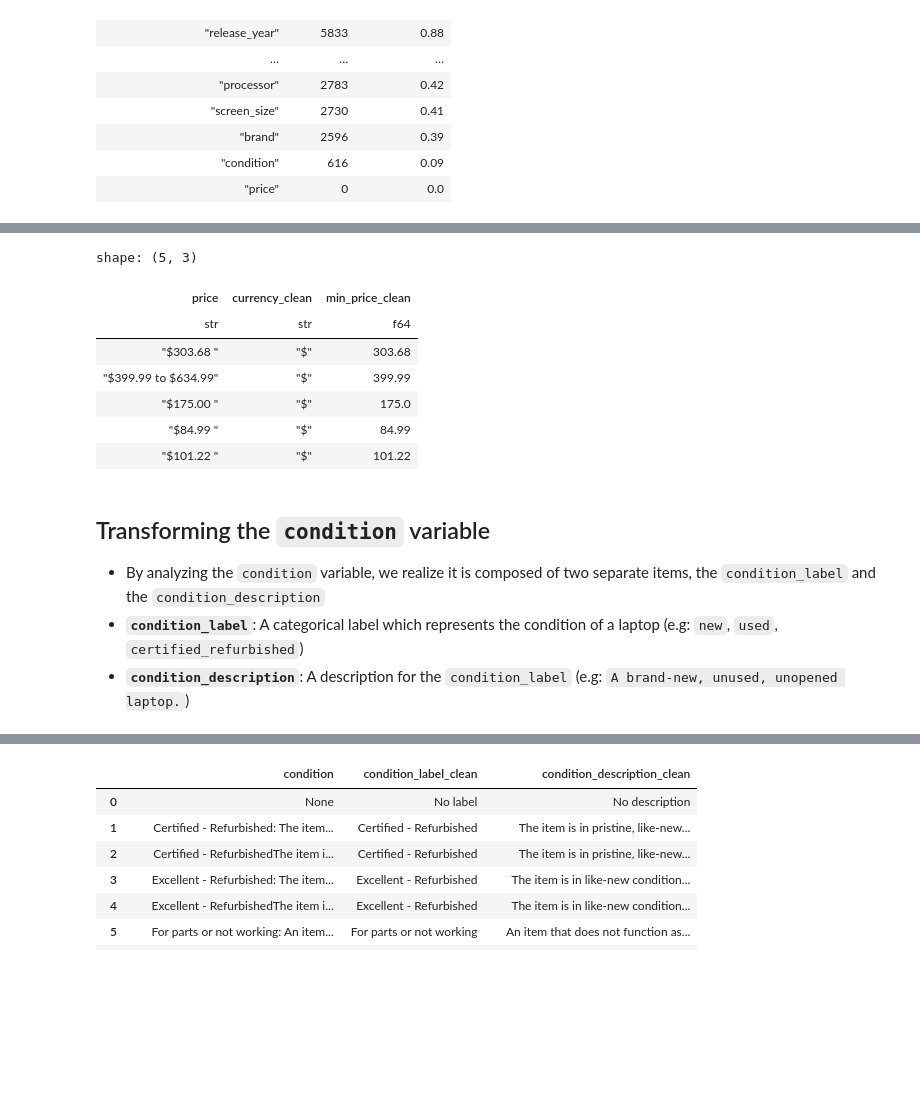
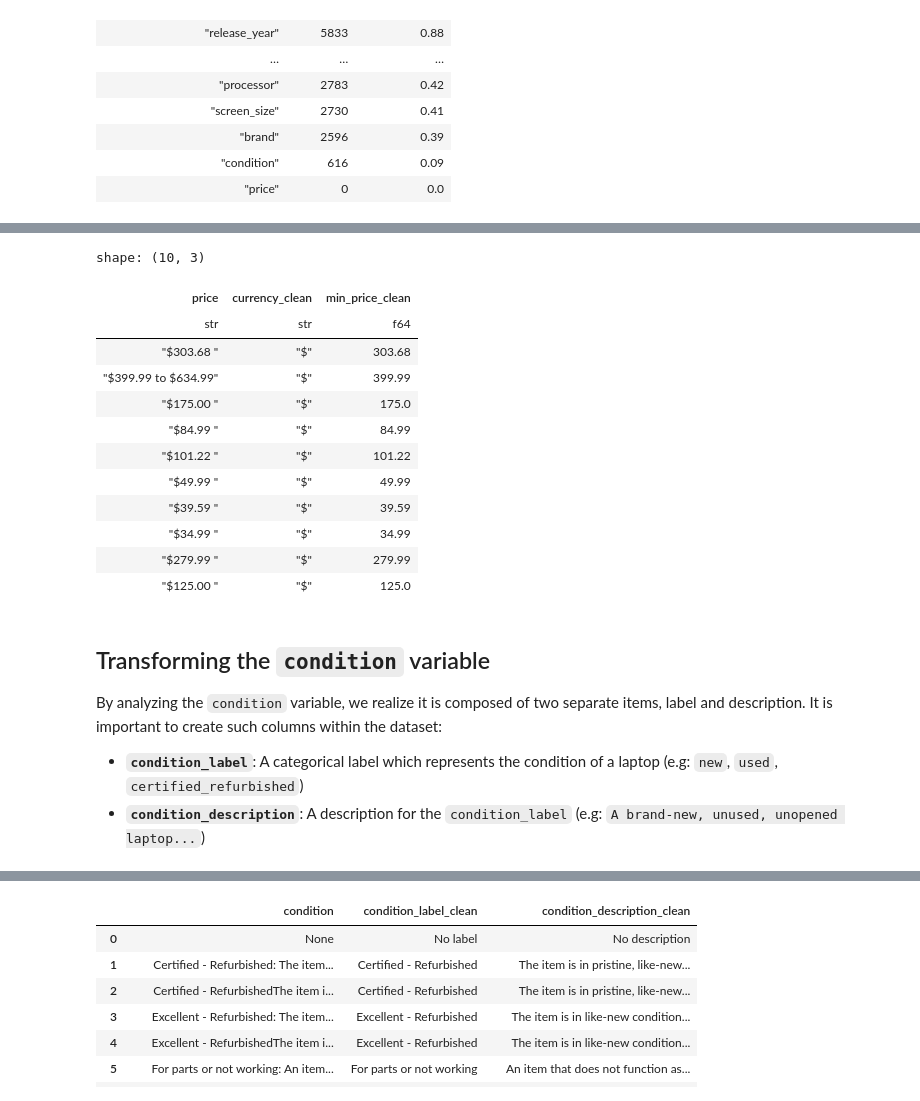
Before and after one commit to jxareas/laptop-price-catboost, a Jupyter notebook: notebooks/laptop_data_cleansing.ipynb, the cells around one changed output, grey strips where cells are left out. Saved outputs shown, nothing was run; the diff lists cells and outputs as text; code cells hidden in the pictures; blank space fills up the shorter version.

Commit message:
Add code comments and observations to cleaning process

```diff
--- a/notebooks/laptop_data_cleansing.ipynb
+++ b/notebooks/laptop_data_cleansing.ipynb
@@ -159,4 +185,5 @@ df = df.with_columns(
 # %%
+# Identify the top 5 most frequent brands in the dataset.
 top_brands = df.filter(pl.col('brand_clean').ne('unknown')) \
     .group_by('brand_clean') \
     .agg(pl.len().alias('count')) \
@@ -165,21 +192,41 @@ top_brands = df.filter(pl.col('brand_clean').ne('unknown')) \
     .select('brand_clean') \
     .to_series()
 
-
+# Create a regex pattern to match brand names followed by an underscore (_).
 is_a_top_brand_string_pattern = "|".join(re.escape(color) for color in top_brands + '_')
 
-def return_actual_brand_from_string(string, brand_list=top_brands):
+
+# Function to extract the actual brand from a string.
+def return_actual_brand_from_string(string: str, brand_list: list[str] = top_brands) -> str:
+    """
+    Extracts the first matching brand from a given string.
+
+    Args:
+        string (str): The input string containing the brand.
+        brand_list (list): List of top brands to check against.
+
+    Returns:
+        str: The first matched brand if found; otherwise, the original string.
+    """
     for brand in brand_list:
         if brand + '_' in string:
             return brand
     return string
 
+
+# Apply the brand extraction function to standardize brand names.
 df = df.with_columns(
-    pl.when(
+    pl
+    # Check if the brand contains any of the top brands and isn't a mixed brand like "dell_or_hp".
+    .when(
         pl.col('brand_clean').str.contains(is_a_top_brand_string_pattern) &
         ~pl.col('brand_clean').str.contains('_or_')
-    ).then(pl.col('brand_clean').map_elements(return_actual_brand_from_string, return_dtype=pl.Utf8))
+    )
+    # If the condition is met, map the brand name to its standardized version.
+    .then(pl.col('brand_clean').map_elements(return_actual_brand_from_string, return_dtype=pl.Utf8))
+    # Otherwise, keep the original brand name.
     .otherwise(pl.col('brand_clean'))
+    # Rename the transformed column as 'brand_clean'.
     .alias('brand_clean')
 )
 # %%
@@ -228,34 +291,41 @@ shape: (5,)
 # %%
 df = df.with_columns(
+    # Extract the currency symbol from the price column
     pl.col('price').str.slice(0, 1).alias('currency_clean'),
     # Removing the currency symbol, commas from the price and trimming whitespace
     pl.col('price')
     .str.slice(1)  # Removing the currency symbol
     .str.replace(',', '')  # Removing commas
     .str.split("to")  # Separating the price into min_price and max_price range
     .list.first()  # Obtaining the min_price, the first element of the list
     .str.strip_chars()  # Remove leading and trailing characters
     .cast(pl.Float64)  # Casting the min_price to float
-    .alias('min_price_clean')
+    .alias('min_price_clean')  # Renaming to reflect that it's the min price in case of ranges
 )
 
+# Preview the transformed data by displaying the top 5 rows
 df.select([
     'price', 'currency_clean', 'min_price_clean'
-]).head(n=5)
+]).head(n=10)
 # %% [output]
-shape: (5, 3)
+shape: (10, 3)
 | price | currency_clean | min_price_clean |
 | str | str | f64 |
 | "$303.68 " | "$" | 303.68 |
 | "$399.99 to $634.99" | "$" | 399.99 |
 | "$175.00 " | "$" | 175.0 |
 | "$84.99 " | "$" | 84.99 |
 | "$101.22 " | "$" | 101.22 |
+| "$49.99 " | "$" | 49.99 |
+| "$39.59 " | "$" | 39.59 |
+| "$34.99 " | "$" | 34.99 |
+| "$279.99 " | "$" | 279.99 |
+| "$125.00 " | "$" | 125.0 |
 # %% [markdown]
 ## Transforming the `condition` variable
 
-- By analyzing the `condition` variable, we realize it is composed of two separate items, the `condition_label` and the `condition_description`
+By analyzing the `condition` variable, we realize it is composed of two separate items, label and description. It is important to create such columns within the dataset:
 - **`condition_label`**: A categorical label which represents the condition of a laptop (e.g: `new`, `used`, `certified_refurbished`)
-- **`condition_description`**: A description for the `condition_label` (e.g: `A brand-new, unused, unopened laptop.`)
+- **`condition_description`**: A description for the `condition_label` (e.g: `A brand-new, unused, unopened laptop...`)
 # %%
 # Taking a look at the values counts for the `condition` column
```
Also changed, not shown: parts of 23 cells of this notebook, 1 other file.
